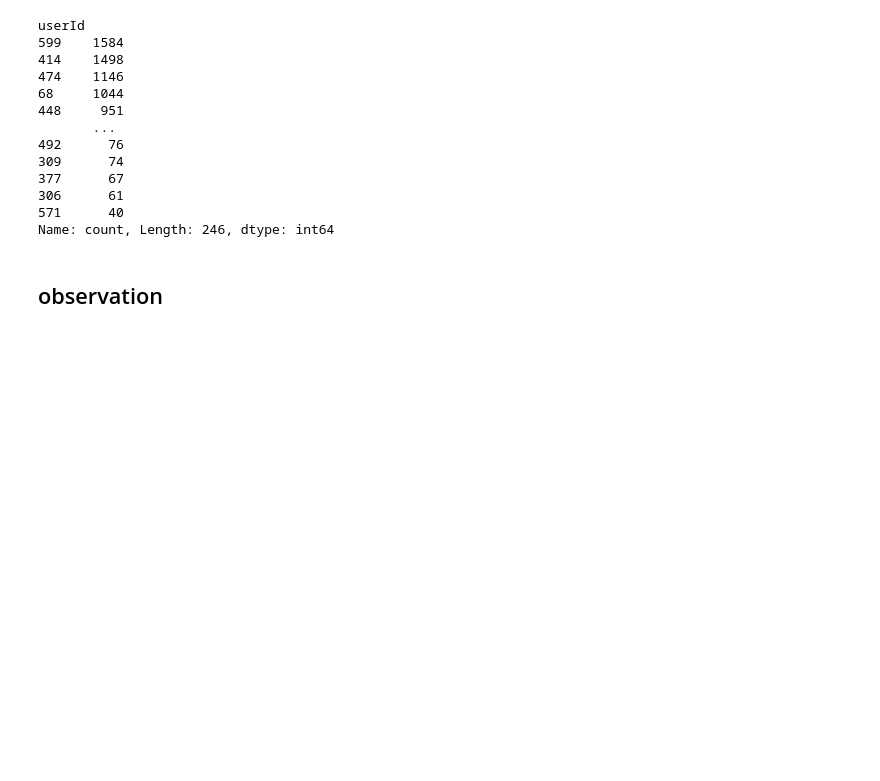
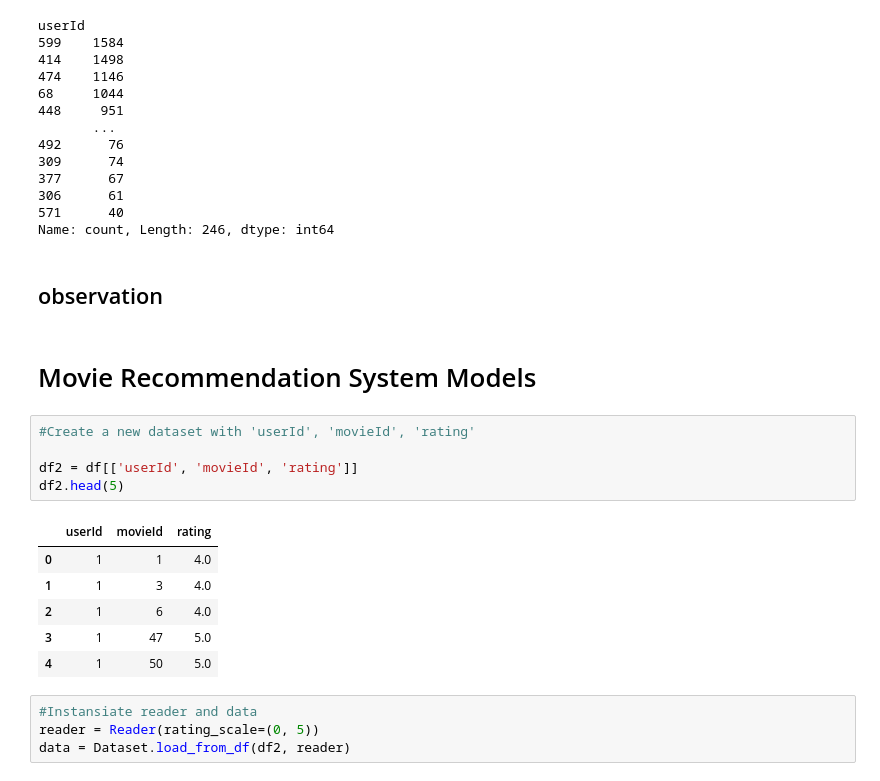
Before and after one commit to Collinskanyiri/Recommendation_Systems, a Jupyter notebook: index.ipynb, the cells around one changed output. Drawn from its saved outputs; the diff is of its cells as text; blank space fills up the shorter version.

Commit message:
baseline model

```diff
--- a/index.ipynb
+++ b/index.ipynb
@@ -373,5 +380,21 @@ userId
 Name: count, Length: 246, dtype: int64
 # %% [markdown]
 ## observation
-# %% [markdown]
-##
+# %% [markdown]
+# Movie Recommendation System Models
+# %%
+#Create a new dataset with 'userId', 'movieId', 'rating'
+
+df2 = df[['userId', 'movieId', 'rating']]
+df2.head(5)
+# %% [output]
+|  | userId | movieId | rating |
+| 0 | 1 | 1 | 4.0 |
+| 1 | 1 | 3 | 4.0 |
+| 2 | 1 | 6 | 4.0 |
+| 3 | 1 | 47 | 5.0 |
+| 4 | 1 | 50 | 5.0 |
+# %%
+#Instansiate reader and data
+reader = Reader(rating_scale=(0, 5))
+data = Dataset.load_from_df(df2, reader)
```
Also changed, not shown: parts of 16 cells of this notebook.
